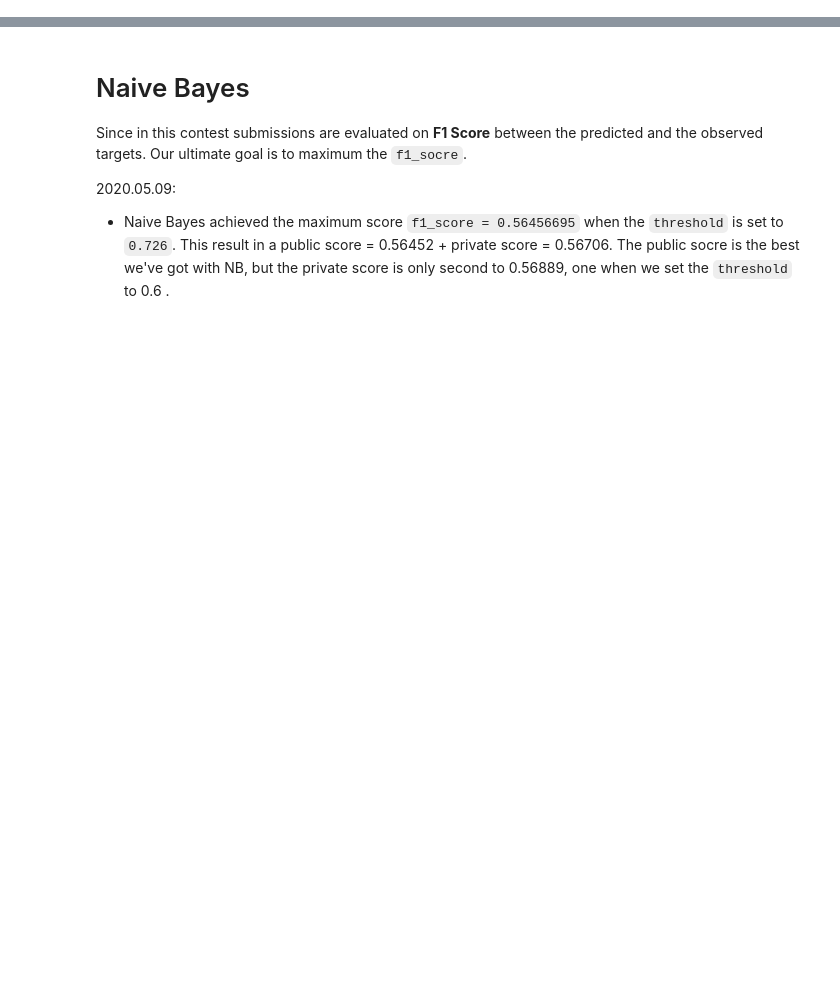
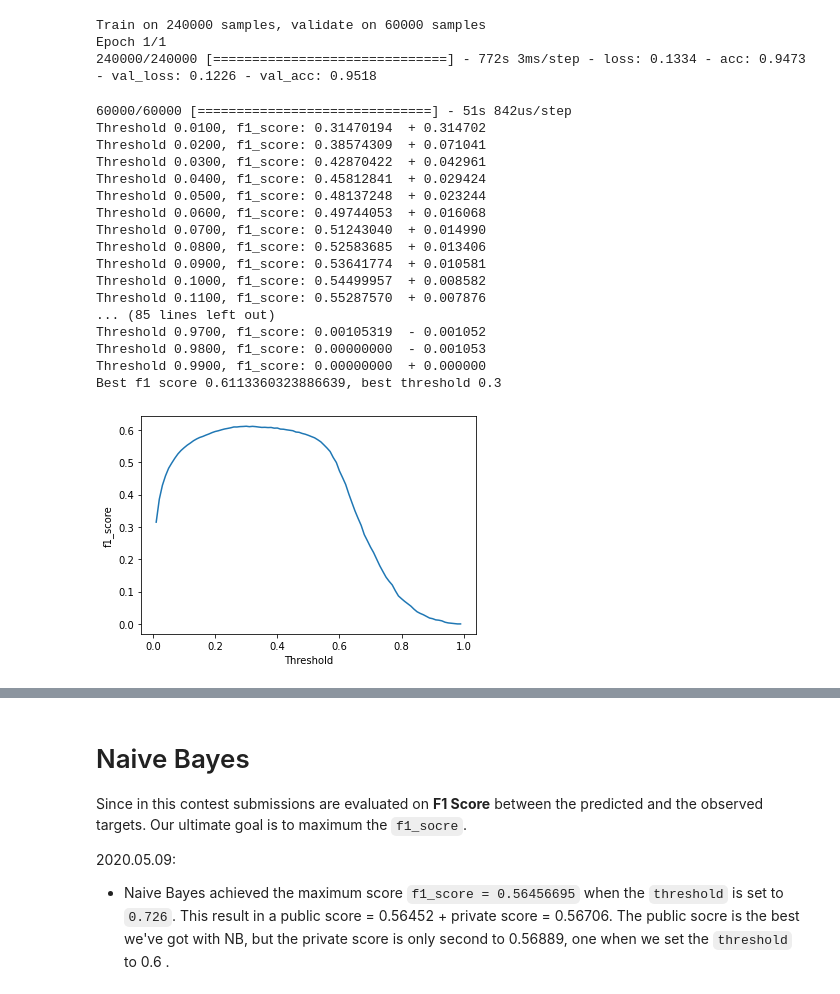
Before and after one commit to GaoangLiu/AA_ipynb, a Jupyter notebook: Quora_Insincere_Questions_Classification.ipynb, the cells around one changed output, grey strips where cells are left out. Drawn from its saved outputs; the diff is of its cells as text; code cells hidden in the pictures; blank space fills up the shorter version.

```diff
--- a/Quora_Insincere_Questions_Classification.ipynb
+++ b/Quora_Insincere_Questions_Classification.ipynb
@@ -135,21 +143,25 @@ class C_Ensemble(Classifier):
 
 class Helper():
     def locate_threshold(self, model, x_val, y_val):
-        y_probs = model.predict_proba(x_val)
+        y_probs = model.predict_proba(x_val, batch_size=1024, verbose=1)
         best_threshold = best_f1 = pre_f1 = 0
         history = []
 
-        for i in range(0, 100):
-          y2_preds = [1 if e[1] >= i / 100 else 0 for e in y_probs]
+        for i in np.arange(0.01, 1, 0.01):
+          if len(y_probs[0]) >= 2:
+              y2_preds = [1 if e[1] >= i else 0 for e in y_probs]
+          else:
+              y2_preds = (y_probs > i).astype(int)
+
           cur_f1 = f1_score(y_val, y2_preds)
           history.append((i, cur_f1))
           symbol = '+' if cur_f1 >= pre_f1 else '-'
-          print("Threshold {:6.4f}, f1_score: {:<0.8f}  {} {:<0.6f} ".format(i / 100, cur_f1, symbol, abs(cur_f1 - pre_f1)))
+          print("Threshold {:6.4f}, f1_score: {:<0.8f}  {} {:<0.6f} ".format(i, cur_f1, symbol, abs(cur_f1 - pre_f1)))
           pre_f1 = cur_f1
 
           if cur_f1 >= best_f1:
               best_f1 = cur_f1
-              best_threshold = i / 100
+              best_threshold = i
 
         print(f"Best f1 score {best_f1}, best threshold {best_threshold}")
         plt.xlabel('Threshold')
@@ -165,3 +264,43 @@ class C_NN(Classifier):
+# %%
+c.model.compile(optimizer='adam', loss='binary_crossentropy', metrics=['acc'])
+# x_train, y_train = vector_train
+
+X_tra, X_val, y_tra, y_val = train_test_split(vector_train, c.train.target, train_size=0.8, random_state=2020)
+history = c.model.fit(X_tra, y_tra, epochs=1, batch_size=1024, validation_data=(X_val, y_val))
+
+# y_pred = c.model.predict(X_val, batch_size=1024, verbose=1)
+# %% [output]
+Train on 240000 samples, validate on 60000 samples
+Epoch 1/1
+240000/240000 [==============================] - 772s 3ms/step - loss: 0.1334 - acc: 0.9473 - val_loss: 0.1226 - val_acc: 0.9518
+# %%
+# Find maximum threshold
+Helper().locate_threshold(c.model, X_val, y_val)
+# 300_000 train size, batch_size = 1024, f1_score = 0.6118
+# 300_000 train size, batch_size = 1024, double GRU, f1_score = 0.6113
+# 300_000 train size, batch_size = 1024, with glove-wiki-gigaword-100 embeding, f1_score = 0.6030
+# 300_000 train size, batch_size = 1024, with google-news 300 embeding, f1_score = 0.6078
+# full train, bsize 1024, embed_size=300, maxlen=200, google news 300, f1_score = 0.6404
+# full train, bsize 1024, embed_size=300, maxlen=200, no embed, f1_score = 0.6390
+# %% [output]
+60000/60000 [==============================] - 51s 842us/step
+Threshold 0.0100, f1_score: 0.31470194  + 0.314702
+Threshold 0.0200, f1_score: 0.38574309  + 0.071041
+Threshold 0.0300, f1_score: 0.42870422  + 0.042961
+Threshold 0.0400, f1_score: 0.45812841  + 0.029424
+Threshold 0.0500, f1_score: 0.48137248  + 0.023244
+Threshold 0.0600, f1_score: 0.49744053  + 0.016068
+Threshold 0.0700, f1_score: 0.51243040  + 0.014990
+Threshold 0.0800, f1_score: 0.52583685  + 0.013406
+Threshold 0.0900, f1_score: 0.53641774  + 0.010581
+Threshold 0.1000, f1_score: 0.54499957  + 0.008582
+Threshold 0.1100, f1_score: 0.55287570  + 0.007876
+... (85 lines left out)
+Threshold 0.9700, f1_score: 0.00105319  - 0.001052
+Threshold 0.9800, f1_score: 0.00000000  - 0.001053
+Threshold 0.9900, f1_score: 0.00000000  + 0.000000
+Best f1 score 0.6113360323886639, best threshold 0.3
+[figure, added]
 # %% [markdown]
 # Logistic Regression
 Besides NB, we also tried LR to maximum `f1_score`
```
Also changed, not shown: parts of 5 cells of this notebook.
